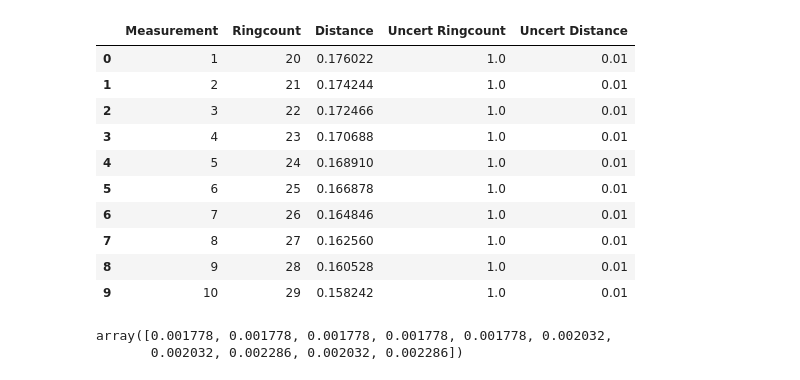
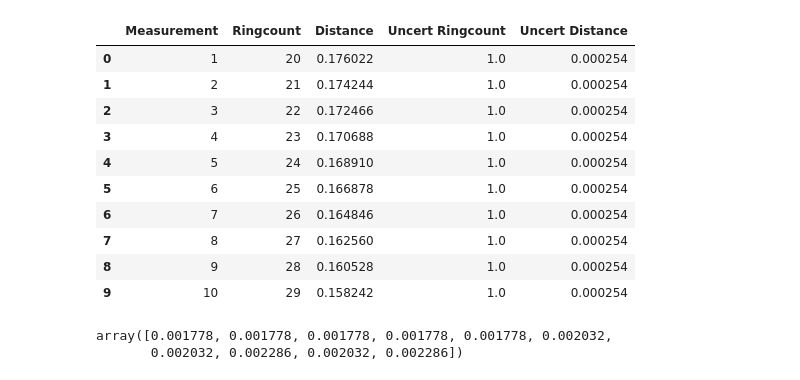
Before and after one commit to KemalOenen/Grundpraktikum2_Gruppe1_SS23, a Jupyter notebook: Versuch5/analysis_calibration.ipynb, the cells around one changed output. Cells and saved outputs as stored; diff of their text form; code cells hidden in the pictures.

```diff
--- a/Versuch5/analysis_calibration.ipynb
+++ b/Versuch5/analysis_calibration.ipynb
@@ -10,21 +10,21 @@ import scipy.constants as constants
 # %%
 df=pd.read_csv("Screw_calibration.csv")
 df["Uncert Ringcount"]=1*np.ones(10) #uncertainty of the Ringcounts
-df["Uncert Distance"]=0.01*np.ones(10) #smallest readable distance
+df["Uncert Distance"]=0.01*np.ones(10)*constants.inch #smallest readable distance
 df[" Distance"]=df[" Distance"]*constants.inch #converting to meters
 df
 # %% [output]
 |  | Measurement | Ringcount | Distance | Uncert Ringcount | Uncert Distance |
-| 0 | 1 | 20 | 0.176022 | 1.0 | 0.01 |
-| 1 | 2 | 21 | 0.174244 | 1.0 | 0.01 |
-| 2 | 3 | 22 | 0.172466 | 1.0 | 0.01 |
-| 3 | 4 | 23 | 0.170688 | 1.0 | 0.01 |
-| 4 | 5 | 24 | 0.168910 | 1.0 | 0.01 |
-| 5 | 6 | 25 | 0.166878 | 1.0 | 0.01 |
-| 6 | 7 | 26 | 0.164846 | 1.0 | 0.01 |
-| 7 | 8 | 27 | 0.162560 | 1.0 | 0.01 |
-| 8 | 9 | 28 | 0.160528 | 1.0 | 0.01 |
-| 9 | 10 | 29 | 0.158242 | 1.0 | 0.01 |
+| 0 | 1 | 20 | 0.176022 | 1.0 | 0.000254 |
+| 1 | 2 | 21 | 0.174244 | 1.0 | 0.000254 |
+| 2 | 3 | 22 | 0.172466 | 1.0 | 0.000254 |
+| 3 | 4 | 23 | 0.170688 | 1.0 | 0.000254 |
+| 4 | 5 | 24 | 0.168910 | 1.0 | 0.000254 |
+| 5 | 6 | 25 | 0.166878 | 1.0 | 0.000254 |
+| 6 | 7 | 26 | 0.164846 | 1.0 | 0.000254 |
+| 7 | 8 | 27 | 0.162560 | 1.0 | 0.000254 |
+| 8 | 9 | 28 | 0.160528 | 1.0 | 0.000254 |
+| 9 | 10 | 29 | 0.158242 | 1.0 | 0.000254 |
 # %%
 distance_start=7*constants.inch
 distance_screw=[]
```
Also changed, not shown: parts of 4 cells of this notebook.
